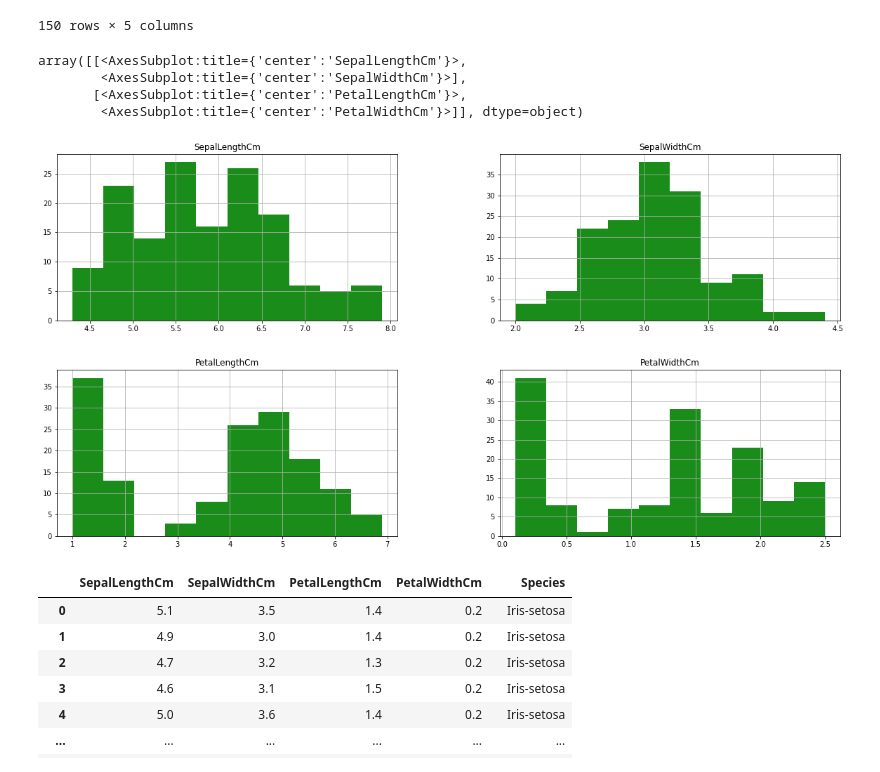
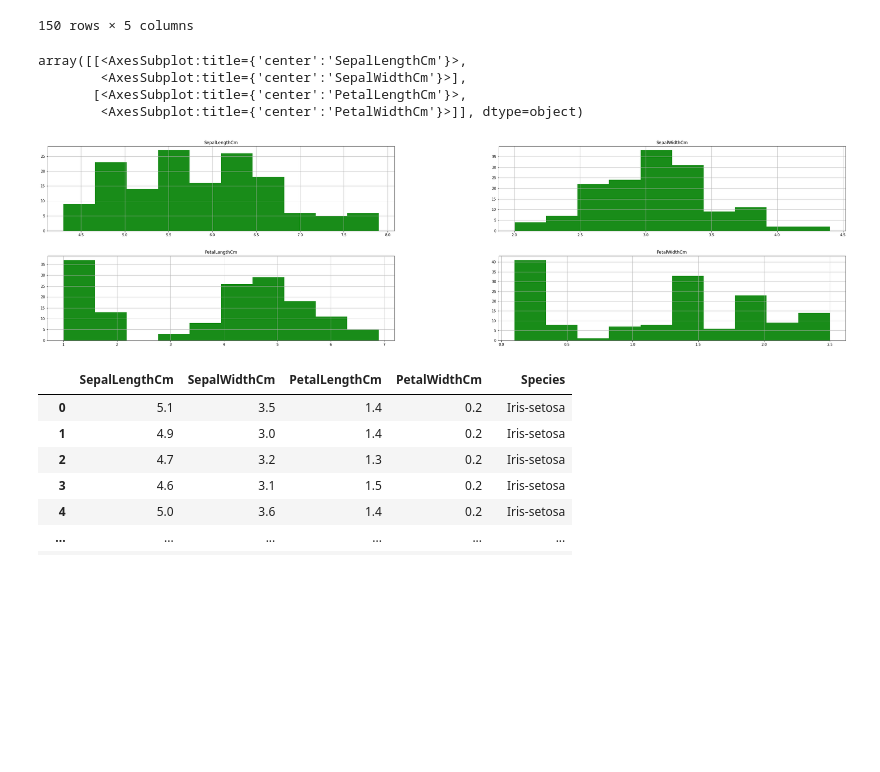
Before and after one commit to HariSankarNayak/iNeuron-Notes, a Jupyter notebook: 037.Graph.ipynb, the cells around one changed output. Drawn from its saved outputs; the diff is of its cells as text; code cells hidden in the pictures; blank space fills up the shorter version.

```diff
--- a/037.Graph.ipynb
+++ b/037.Graph.ipynb
@@ -176,13 +181,13 @@ dfi
 | 149 | 5.9 | 3.0 | 5.1 | 1.8 | Iris-virginica |
 150 rows × 5 columns
 # %%
-dfi.hist(figsize=(20,10),color = 'g' , alpha = .9)
+dfi.hist(figsize=(40,10),color = 'g' , alpha = .9)
 # %% [output]
 array([[<AxesSubplot:title={'center':'SepalLengthCm'}>,
         <AxesSubplot:title={'center':'SepalWidthCm'}>],
        [<AxesSubplot:title={'center':'PetalLengthCm'}>,
         <AxesSubplot:title={'center':'PetalWidthCm'}>]], dtype=object)
-[figure, old version]
+[figure, new version]
 # %%
 dfi
 # %% [output]
```
Also changed, not shown: parts of 37 cells of this notebook.
